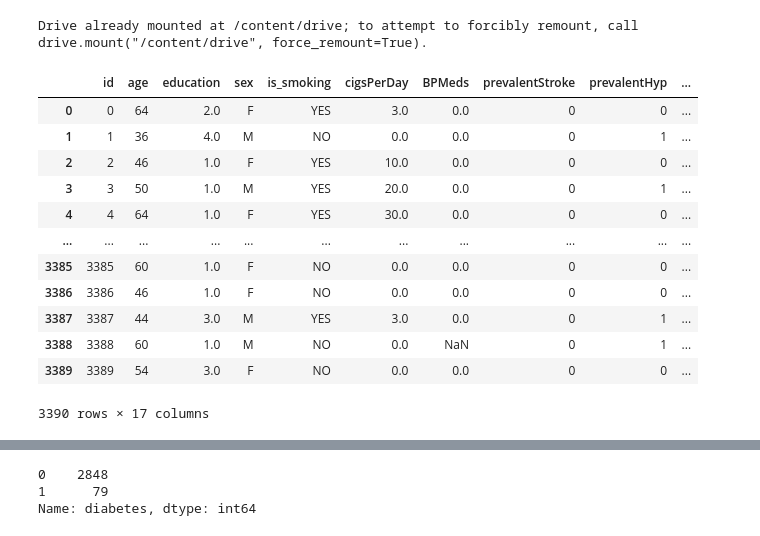
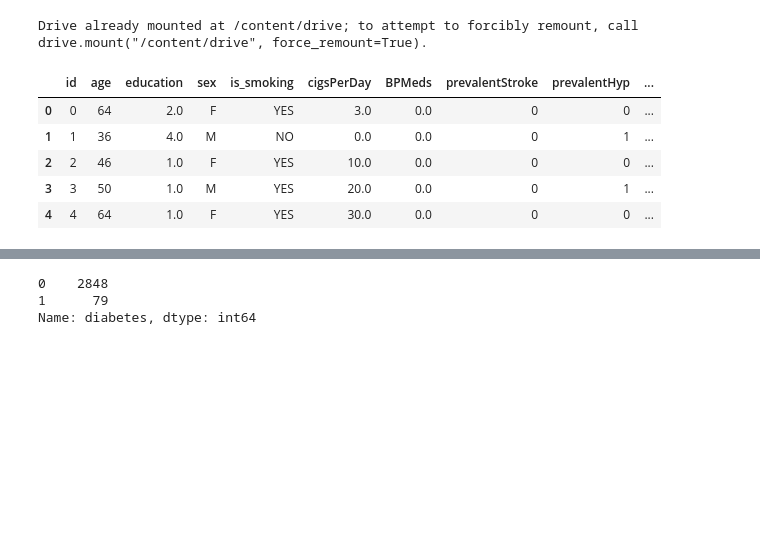
Before and after one commit to Arvind-krishna/Classification---Cardiovascular-Risk-prediction, a Jupyter notebook: Cardiovascular_risk.ipynb, the cells around one changed output, grey strips where cells are left out. Drawn from its saved outputs; the diff is of its cells as text; code cells hidden in the pictures; blank space fills up the shorter version.

```diff
--- a/Cardiovascular_risk.ipynb
+++ b/Cardiovascular_risk.ipynb
@@ -12,23 +12,17 @@ import numpy as np
 import matplotlib.pyplot as plt
 import seaborn as sns
 # %%
-Data_path = "/content/drive/MyDrive/Alma Better/Capstone Projects/Capstone Project 3 - Cardiovascular Risk/"
+Data_path = "/content/"
+
 
 # Importing TED Talks Data File.
 Risk_df = pd.read_csv(Data_path + "data_cardiovascular_risk.csv")
 # %%
-Risk_df
+Risk_df.head()
 # %% [output]
 |  | id | age | education | sex | is_smoking | cigsPerDay | BPMeds | prevalentStroke | prevalentHyp | ... |
 | 0 | 0 | 64 | 2.0 | F | YES | 3.0 | 0.0 | 0 | 0 | ... |
 | 1 | 1 | 36 | 4.0 | M | NO | 0.0 | 0.0 | 0 | 1 | ... |
 | 2 | 2 | 46 | 1.0 | F | YES | 10.0 | 0.0 | 0 | 0 | ... |
 | 3 | 3 | 50 | 1.0 | M | YES | 20.0 | 0.0 | 0 | 1 | ... |
 | 4 | 4 | 64 | 1.0 | F | YES | 30.0 | 0.0 | 0 | 0 | ... |
-| ... | ... | ... | ... | ... | ... | ... | ... | ... | ... | ... |
-| 3385 | 3385 | 60 | 1.0 | F | NO | 0.0 | 0.0 | 0 | 0 | ... |
-| 3386 | 3386 | 46 | 1.0 | F | NO | 0.0 | 0.0 | 0 | 0 | ... |
-| 3387 | 3387 | 44 | 3.0 | M | YES | 3.0 | 0.0 | 0 | 1 | ... |
-| 3388 | 3388 | 60 | 1.0 | M | NO | 0.0 | NaN | 0 | 1 | ... |
-| 3389 | 3389 | 54 | 3.0 | F | NO | 0.0 | 0.0 | 0 | 0 | ... |
-3390 rows × 17 columns
```
Also changed, not shown: parts of 75 cells of this notebook.
